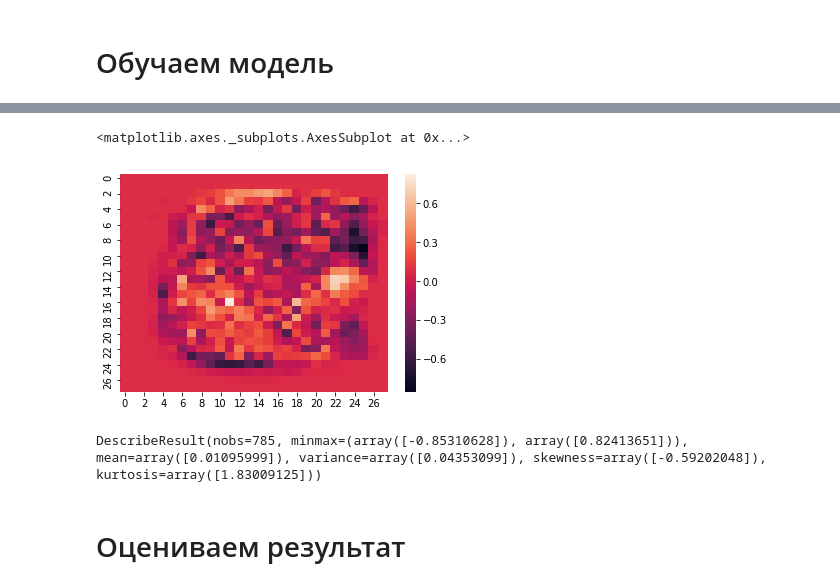
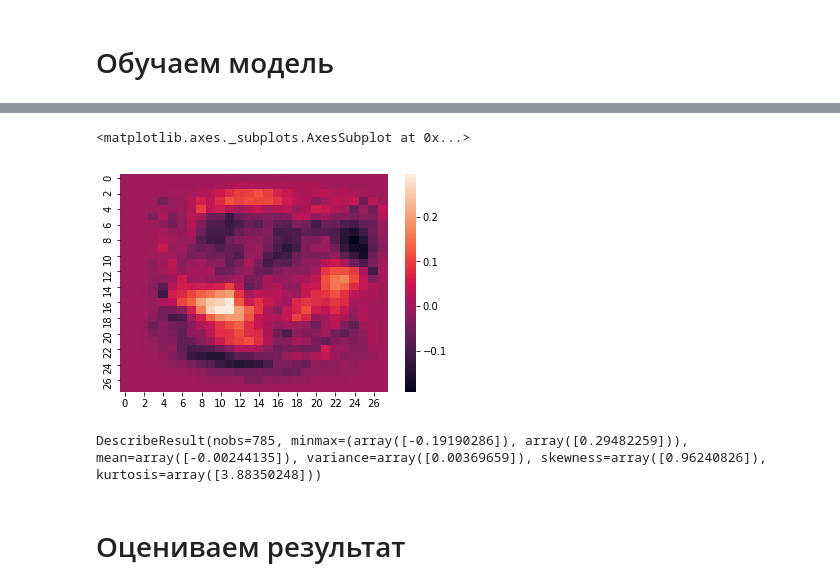
Before and after one commit to ivanov-v-v/neural-networks-2019, a Jupyter notebook: hw-1/ivanov.ipynb, the cells around one changed output, grey strips where cells are left out. Saved outputs shown, nothing was run; the diff lists cells and outputs as text; code cells hidden in the pictures.

```diff
--- a/hw-1/ivanov.ipynb
+++ b/hw-1/ivanov.ipynb
@@ -42,10 +43,8 @@ plt.imshow(train['data'][0].reshape(28,28));
 n_samples, n_features = train["data"].shape
 X = np.column_stack((np.ones(n_samples), train["data"].copy()))
 
-# Стандартизуем фичи
-scaling_mean = X.mean()
-scaling_std = X.std() + 1e-4
-X = (X - scaling_mean) / scaling_std
+standardizer = StandardScaler()
+X = standardizer.fit_transform(X)
 
 # Приведём метки классов к {-1, 1}
 y = train["labels"].copy()[:, None]
@@ -55,8 +54,8 @@ y[y == 6] = 1
 # Разобьём на обучающую и тренировочную выборку
 X_train, X_test, y_train, y_test = train_test_split(
     X, y,
-    test_size=0.09,
-    random_state=0
+    test_size=0.1,
+    random_state=1
 )
 # %%
 def sigmoid(x):
@@ -94,25 +93,38 @@ def loss_grad_stoch(X, y, w, regparam):
         grad += -y[j]  / (1 + np.exp(y[j] * w.T @ fvec)) * fvec + regparam * fvec
     return grad
 # %%
-max_iter = 1000
+max_iter = 500
 
 # Выберем случайное начальное приближение вектора параметров
 weights = np.random.normal(scale=1e-3, size=n_features + 1)[:, None]
 tr_eval = []
 te_eval = []
-tolerance = 1e-15
+tolerance = 1e-7
+
+loss_opt = 1e6
+weights_opt = None
+learning_rates = np.linspace(0.01, 1, 100)
 
 for i in tqdm.tqdm_notebook(range(max_iter)):
-    learning_rate = 0.1 / (i + 1)
-    grad = loss_grad_full(X_train, y_train, weights, regparam=10)
-    if learning_rate * np.linalg.norm(grad) < tolerance:
+    grad = loss_grad_stoch(X_train, y_train, weights, regparam=0)
+    grad_norm = np.linalg.norm(grad)
+    if grad_norm < tolerance:
         break
-    weights -= learning_rate * grad
+    h = grad / grad_norm
+    lr_opt = learning_rates[np.argmin(
+        log_loss(y_train, predict(X_train, weights - lr * h))
+        for lr in learning_rates
+    )]
+    weights -= lr_opt * h
 #     y_train_pred = predict(X_train, weights)
 #     tr_eval += [(log_loss(y_train, y_train_pred),
 #                 accuracy(y_train, y_train_pred))]
-#     y_test_pred = predict(X_test, weights)
-#     te_eval += [(log_loss(y_test, y_test_pred),
-#                 accuracy(y_test, y_test_pred))]
+    y_test_pred = predict(X_test, weights)
+    te_eval += [(log_loss(y_test, y_test_pred),
+                accuracy(y_test, y_test_pred))]
+    if te_eval[-1][0] < loss_opt:
+        loss_opt = te_eval[-1][0]
+        print(loss_opt)
+        weights_opt = weights
 # %% [output]
 [interactive output not drawn]
@@ -119,12 +148,12 @@ for i in tqdm.tqdm_notebook(range(max_iter)):
 # %%
-sns.heatmap(weights[1:].reshape(28,28))
+sns.heatmap(weights_opt[1:].reshape(28,28))
 # %% [output]
 <matplotlib.axes._subplots.AxesSubplot at 0x...>
-[figure, old version]
+[figure, new version]
 # %%
 sps.describe(weights)
 # %% [output]
-DescribeResult(nobs=785, minmax=(array([-0.85310628]), array([0.82413651])), mean=array([0.01095999]), variance=array([0.04353099]), skewness=array([-0.59202048]), kurtosis=array([1.83009125]))
+DescribeResult(nobs=785, minmax=(array([-0.19190286]), array([0.29482259])), mean=array([-0.00244135]), variance=array([0.00369659]), skewness=array([0.96240826]), kurtosis=array([3.88350248]))
 # %% [markdown]
 # Оцениваем результат
 # %% [markdown]
```
Also changed, not shown: parts of 9 cells of this notebook.
